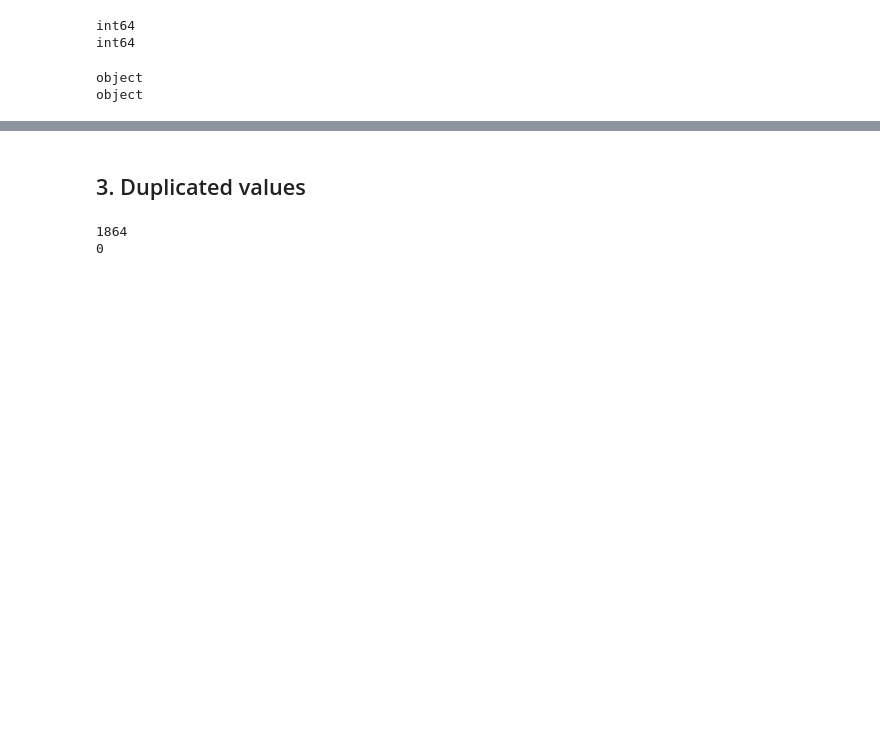
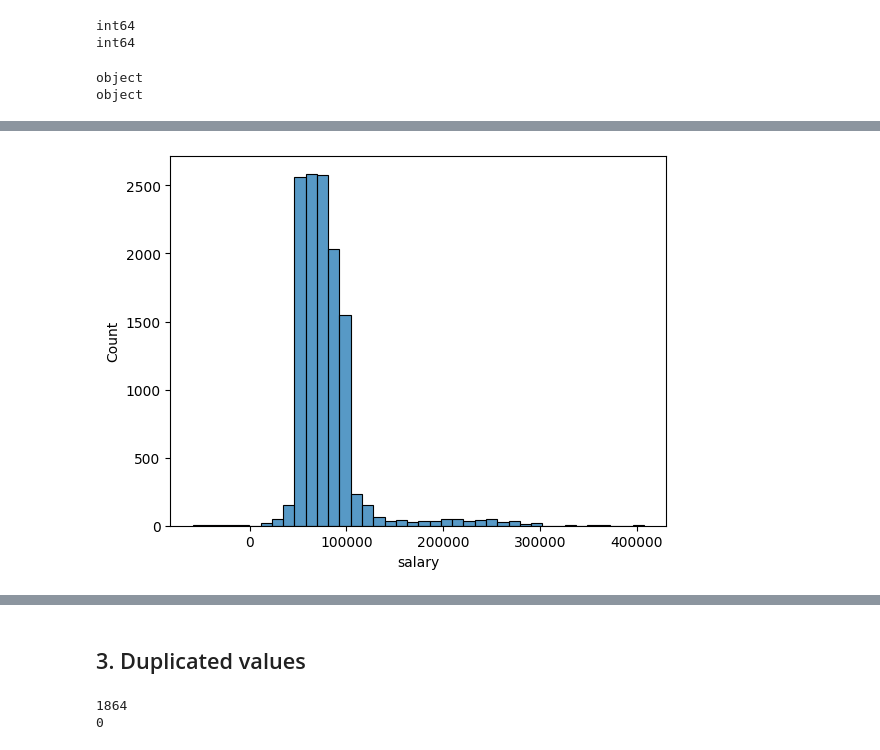
Before and after one commit to Adalab/bda-modulo-3-evaluacion-final-eva5ferrer, a Jupyter notebook: phase-1-data-exploration-cleaning.ipynb, the cells around one changed output, grey strips where cells are left out. Cells and saved outputs as stored; diff of their text form; code cells hidden in the pictures; blank space fills up the shorter version.

```diff
--- a/phase-1-data-exploration-cleaning.ipynb
+++ b/phase-1-data-exploration-cleaning.ipynb
@@ -148,0 +213,8 @@ dtype: int64
+# %%
+col_cat_customers = df_customers.select_dtypes(include = "object").columns
+
+col_cat_customers
+for col in col_cat_customers:
+    print(f"We are analizing the categories of column: {col}")
+    print(df_customers[col].unique())
+    print("=" * 100)
@@ -369,0 +495,4 @@ object
+# %%
+sns.histplot(data=df_customers, x="salary", bins = 40);
+# %% [output]
+[figure, added]
```
Also changed, not shown: parts of 52 cells of this notebook, 4 other files.
